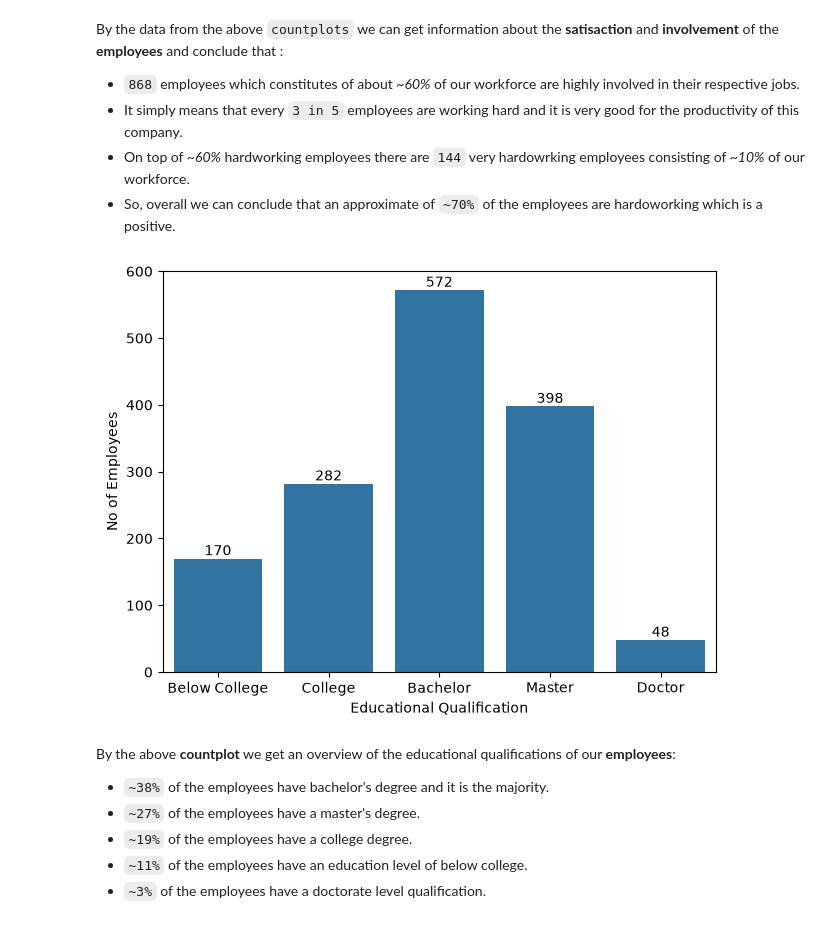
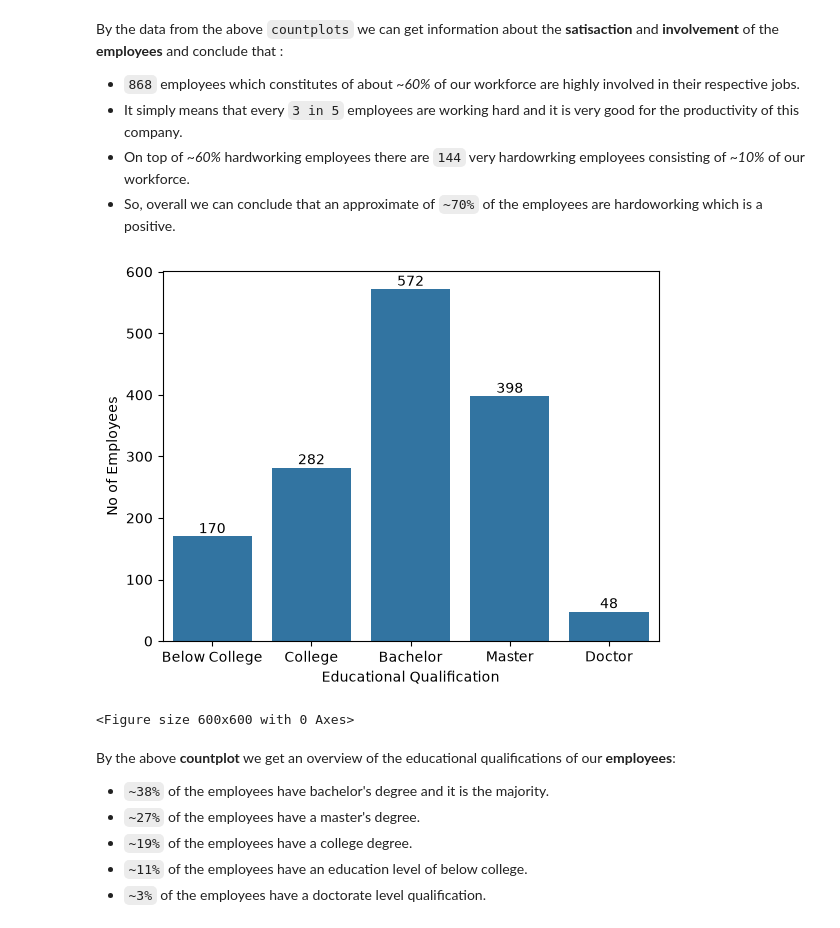
Before and after one commit to praveenkumar231205/ibm-hr-analytics-python, a Jupyter notebook: 01_eda_and_insights.ipynb, the cells around one changed output. Cells and saved outputs as stored; diff of their text form; code cells hidden in the pictures.

```diff
--- a/01_eda_and_insights.ipynb
+++ b/01_eda_and_insights.ipynb
@@ -211,15 +211,16 @@ By the data from the above `countplots` we can get information about the **satis
 # %%
 #Plotting for educational qualifications
 edu_order = ['Below College', 'College', 'Bachelor', 'Master', 'Doctor']
 graph = sns.countplot(data = df, x ='Education_label', order=edu_order)
 graph.bar_label(graph.containers[0])
 plt.xlabel("Educational Qualification")
 plt.ylabel("No of Employees")
-plt.Figure(figsize=(6,6))
+plt.figure(figsize=(6,6))
 plt.tight_layout()
 plt.show()
 # %% [output]
-[figure, old version]
+[figure, new version]
+<Figure size 600x600 with 0 Axes>
 # %% [markdown]
 By the above **countplot** we get an overview of the educational qualifications of our **employees**:
 * `~38%` of the employees have bachelor's degree and it is the majority.
```
Also changed, not shown: parts of 3 cells of this notebook.
